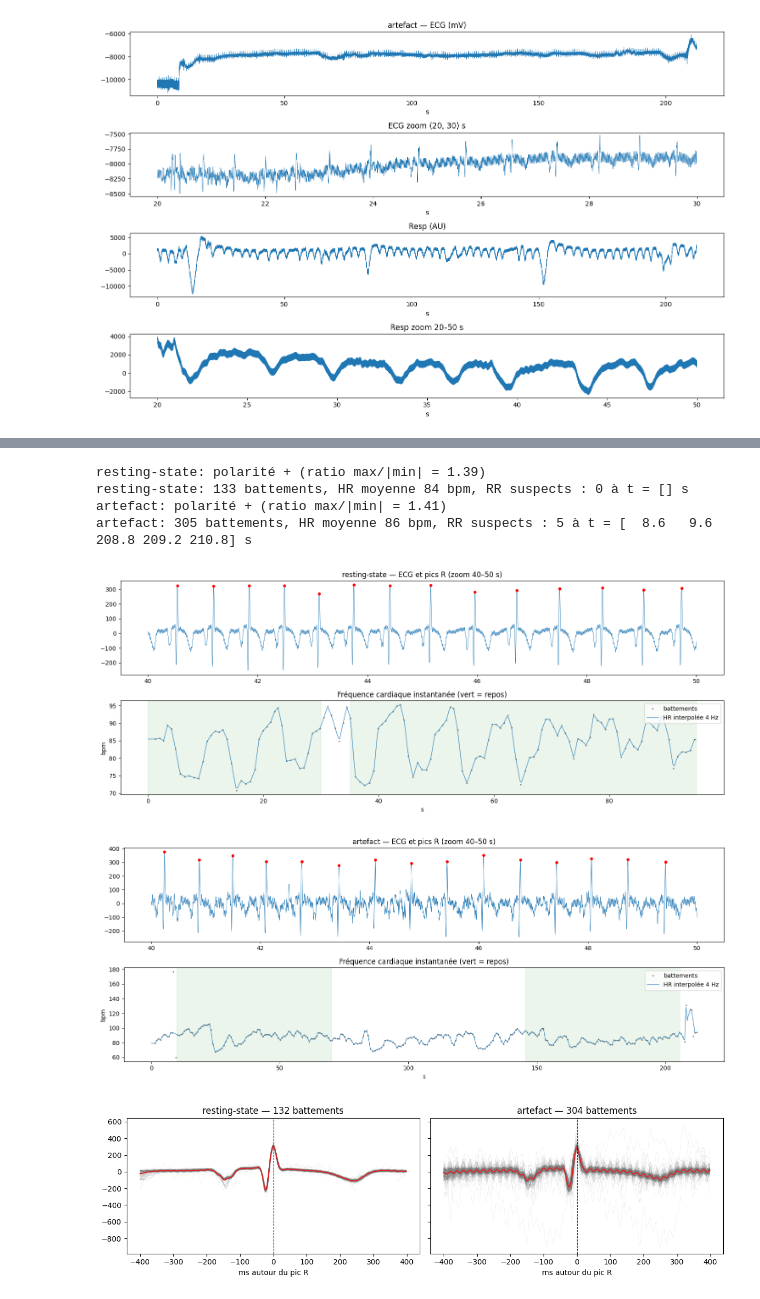
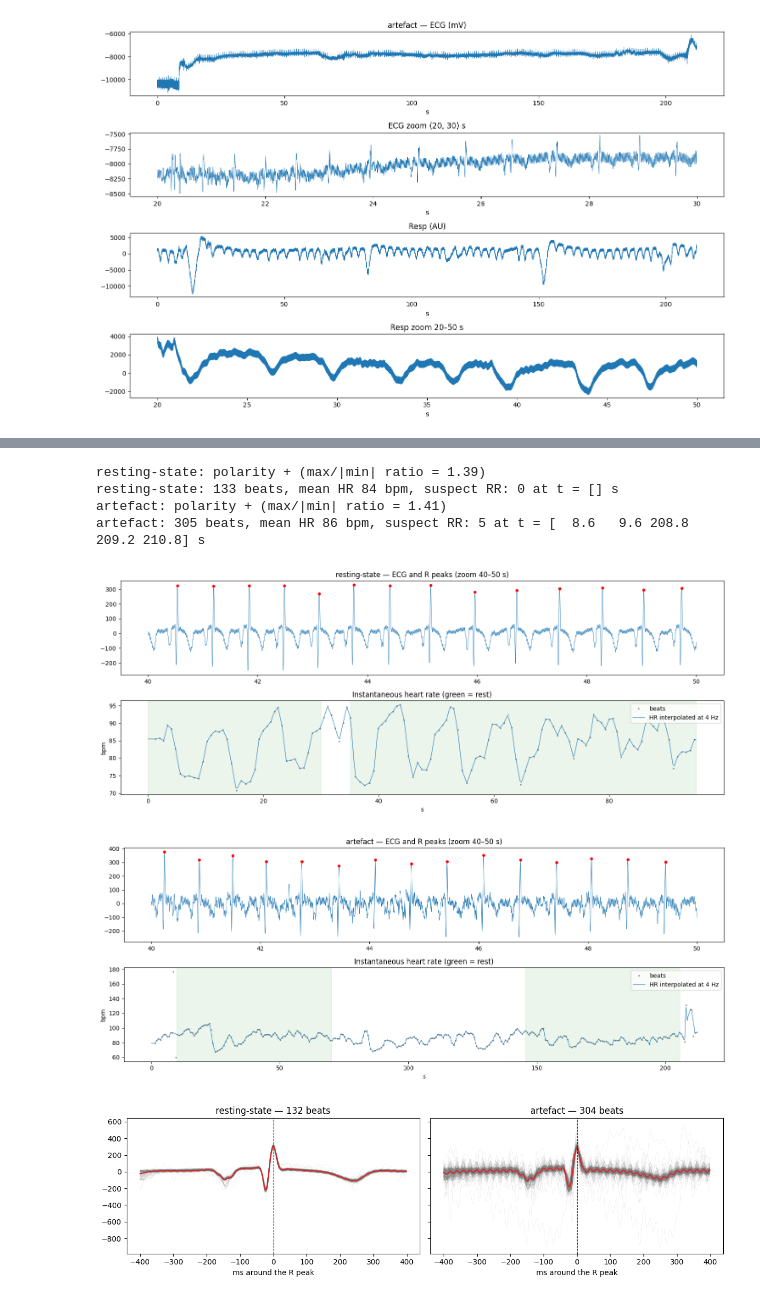
Before and after one commit to miakovlevv/habs-team06, a Jupyter notebook: latence/hugo_latency_validation.ipynb, the cells around one changed output, grey strips where cells are left out. Saved outputs shown, nothing was run; the diff lists cells and outputs as text; code cells hidden in the pictures.

```diff
--- a/latence/hugo_latency_validation.ipynb
+++ b/latence/hugo_latency_validation.ipynb
@@ -200,12 +201,12 @@ resp_insp = {task: -x for task, x in resp_f.items()}
 # %%
-FS_HR = 4.0  # Hz, grille régulière pour HR et Resp
+FS_HR = 4.0  # Hz, regular grid for HR and Resp
 
 def ecg_polarity(ecg, fs=FS):
-    """+1 si les pics R pointent vers le haut, -1 s'ils pointent vers le bas.
+    """+1 if R peaks point upward, -1 if they point downward.
 
-    On repère les battements sur |ECG filtré| (indépendant du signe), puis on compare,
-    autour de chaque battement (±60 ms), le maximum et le minimum de l'ECG sans dérive.
-    Retourne (polarité, ratio max/|min| médian). Ratio proche de 1 = ambigu → vérifier à l'œil.
+    Beats are located on |filtered ECG| (sign-independent), then the maximum and minimum
+    of the de-trended ECG are compared around each beat (±60 ms).
+    Returns (polarity, median max/|min| ratio). Ratio close to 1 = ambiguous → check visually.
     """
     e = np.abs(bandpass(ecg, 5, 30, fs))
     beats, _ = find_peaks(e, distance=int(0.33 * fs), height=0.4 * np.percentile(e, 99))
@@ -216,26 +217,26 @@ def ecg_polarity(ecg, fs=FS):
     return (1 if ratio >= 1 else -1), ratio
 
 def r_peaks(ecg, fs=FS):
-    """Indices des pics R (échantillons). Le signal est remis à l'endroit si besoin."""
+    """R-peak indices (samples). The signal is flipped upright if needed."""
     pol, ratio = ecg_polarity(ecg, fs)
     if 0.8 < ratio < 1.25:
-        print(f"⚠️ polarité ECG ambiguë (ratio max/|min| = {ratio:.2f}) : vérifier le battement moyen")
+        print(f"⚠️ ambiguous ECG polarity (max/|min| ratio = {ratio:.2f}): check the average beat")
     ecg = pol * ecg
     e = bandpass(ecg, 5, 30, fs)
     pk, _ = find_peaks(e, distance=int(0.33 * fs), height=0.4 * np.percentile(e, 99))
-    raw = bandpass(ecg, 0.5, 45, fs)              # ECG brut sans dérive
+    raw = bandpass(ecg, 0.5, 45, fs)              # raw ECG without drift
     w = int(0.03 * fs)
-    starts = np.maximum(pk - w, 0)                 # même début pour découper et pour ré-indexer
+    starts = np.maximum(pk - w, 0)                 # same start for slicing and re-indexing
     return np.array([a + np.argmax(raw[a:p + w]) for a, p in zip(starts, pk)])
 
 def rr_suspects(pk, fs=FS, tol=0.2):
-    """Booléen par intervalle RR : True si écart > tol à la médiane locale (9 battements)."""
+    """Boolean per RR interval: True if it deviates by > tol from the local median (9 beats)."""
     rr = np.diff(pk) / fs
     med = pd.Series(rr).rolling(9, center=True, min_periods=1).median().to_numpy()
     return np.abs(rr - med) / med > tol
 
 def hr_series(pk, n_samples, fs=FS, fs_out=FS_HR):
-    """HR instantanée (bpm) interpolée sur une grille régulière couvrant le segment."""
+    """Instantaneous HR (bpm) interpolated on a regular grid covering the segment."""
     rr = np.diff(pk) / fs
     ok = ~rr_suspects(pk, fs)
     t_beat, hr = pk[1:][ok] / fs, 60 / rr[ok]
@@ -246,19 +247,19 @@ rpk, hr = {}, {}
 for task, df in [("resting-state", rest), ("artefact", art)]:
     ecg = df.ECG.to_numpy()
     pol, ratio = ecg_polarity(ecg)
-    print(f"{task}: polarité {'+' if pol > 0 else '−'} (ratio max/|min| = {ratio:.2f})")
+    print(f"{task}: polarity {'+' if pol > 0 else '−'} (max/|min| ratio = {ratio:.2f})")
     rpk[task] = r_peaks(ecg)
     hr[task] = hr_series(rpk[task], len(ecg))
     bad = rr_suspects(rpk[task])
-    print(f"{task}: {len(rpk[task])} battements, HR moyenne {60 / np.mean(np.diff(rpk[task]) / FS):.0f} bpm, "
-          f"RR suspects : {bad.sum()} à t = {np.round(rpk[task][1:][bad] / FS, 1)} s")
+    print(f"{task}: {len(rpk[task])} beats, mean HR {60 / np.mean(np.diff(rpk[task]) / FS):.0f} bpm, "
+          f"suspect RR: {bad.sum()} at t = {np.round(rpk[task][1:][bad] / FS, 1)} s")
 # %% [output]
-resting-state: polarité + (ratio max/|min| = 1.39)
-resting-state: 133 battements, HR moyenne 84 bpm, RR suspects : 0 à t = [] s
-artefact: polarité + (ratio max/|min| = 1.41)
-artefact: 305 battements, HR moyenne 86 bpm, RR suspects : 5 à t = [  8.6   9.6 208.8 209.2 210.8] s
+resting-state: polarity + (max/|min| ratio = 1.39)
+resting-state: 133 beats, mean HR 84 bpm, suspect RR: 0 at t = [] s
+artefact: polarity + (max/|min| ratio = 1.41)
+artefact: 305 beats, mean HR 86 bpm, suspect RR: 5 at t = [  8.6   9.6 208.8 209.2 210.8] s
 # %%
-# Contrôle visuel : pics R sur l'ECG (zoom 10 s) + HR instantanée avec les fenêtres de repos
+# Visual check: R peaks on the ECG (10 s zoom) + instantaneous HR with the rest windows
 for task, df in [("resting-state", rest), ("artefact", art)]:
     ecg = bandpass(df.ECG.to_numpy(), 0.5, 45)
     t = np.arange(len(ecg)) / FS
@@ -266,33 +267,33 @@ for task, df in [("resting-state", rest), ("artefact", art)]:
     fig, ax = plt.subplots(2, 1, figsize=(15, 6))
     z = (t >= 40) & (t < 50); zp = pk[(pk / FS >= 40) & (pk / FS < 50)]
     ax[0].plot(t[z], ecg[z], lw=.6); ax[0].plot(zp / FS, ecg[zp], "r.", ms=8)
-    ax[0].set_title(f"{task} — ECG et pics R (zoom 40–50 s)")
+    ax[0].set_title(f"{task} — ECG and R peaks (zoom 40–50 s)")
     th, h = hr[task]
-    ax[1].plot(pk[1:] / FS, 60 / (np.diff(pk) / FS), ".", ms=3, color="grey", label="battements")
-    ax[1].plot(th, h, lw=.8, label="HR interpolée 4 Hz")
+    ax[1].plot(pk[1:] / FS, 60 / (np.diff(pk) / FS), ".", ms=3, color="grey", label="beats")
+    ax[1].plot(th, h, lw=.8, label="HR interpolated at 4 Hz")
     for on, off, txt in task_windows(task):
         if txt.startswith("repos"):
             ax[1].axvspan(on, off, color="green", alpha=.08)
     ax[1].set_ylabel("bpm"); ax[1].set_xlabel("s"); ax[1].legend(loc="upper right")
-    ax[1].set_title("Fréquence cardiaque instantanée (vert = repos)")
+    ax[1].set_title("Instantaneous heart rate (green = rest)")
     plt.tight_layout(); plt.show()
 # %% [output]
-[figure, old version]
+[figure, new version]
-[figure, old version]
+[figure, new version]
 # %%
-# Battement moyen centré sur les R détectés : le R doit être un pic net, positif, exactement à 0 ms
+# Average beat centred on detected R peaks: R must be a sharp positive peak exactly at 0 ms
 fig, axs = plt.subplots(1, 2, figsize=(12, 3.5), sharey=True)
 for ax, (task, df) in zip(axs, [("resting-state", rest), ("artefact", art)]):
     pol, _ = ecg_polarity(df.ECG.to_numpy())
     ecg = pol * bandpass(df.ECG.to_numpy(), 0.5, 45)
     w = int(0.4 * FS); lags = np.arange(-w, w) / FS * 1000
     pk = rpk[task][(rpk[task] > w) & (rpk[task] < len(ecg) - w)]
     beats = np.array([ecg[p - w:p + w] for p in pk])
     ax.plot(lags, beats.T, color="grey", lw=.2, alpha=.3)
     ax.plot(lags, beats.mean(0), color="C3", lw=1.5)
     ax.axvline(0, ls="--", color="k", lw=.8)
-    ax.set_title(f"{task} — {len(pk)} battements"); ax.set_xlabel("ms autour du pic R")
+    ax.set_title(f"{task} — {len(pk)} beats"); ax.set_xlabel("ms around the R peak")
 plt.tight_layout(); plt.show()
 # %% [output]
-[figure, old version]
+[figure, new version]
 # %% [markdown]
```
Also changed, not shown: parts of 34 cells of this notebook.
